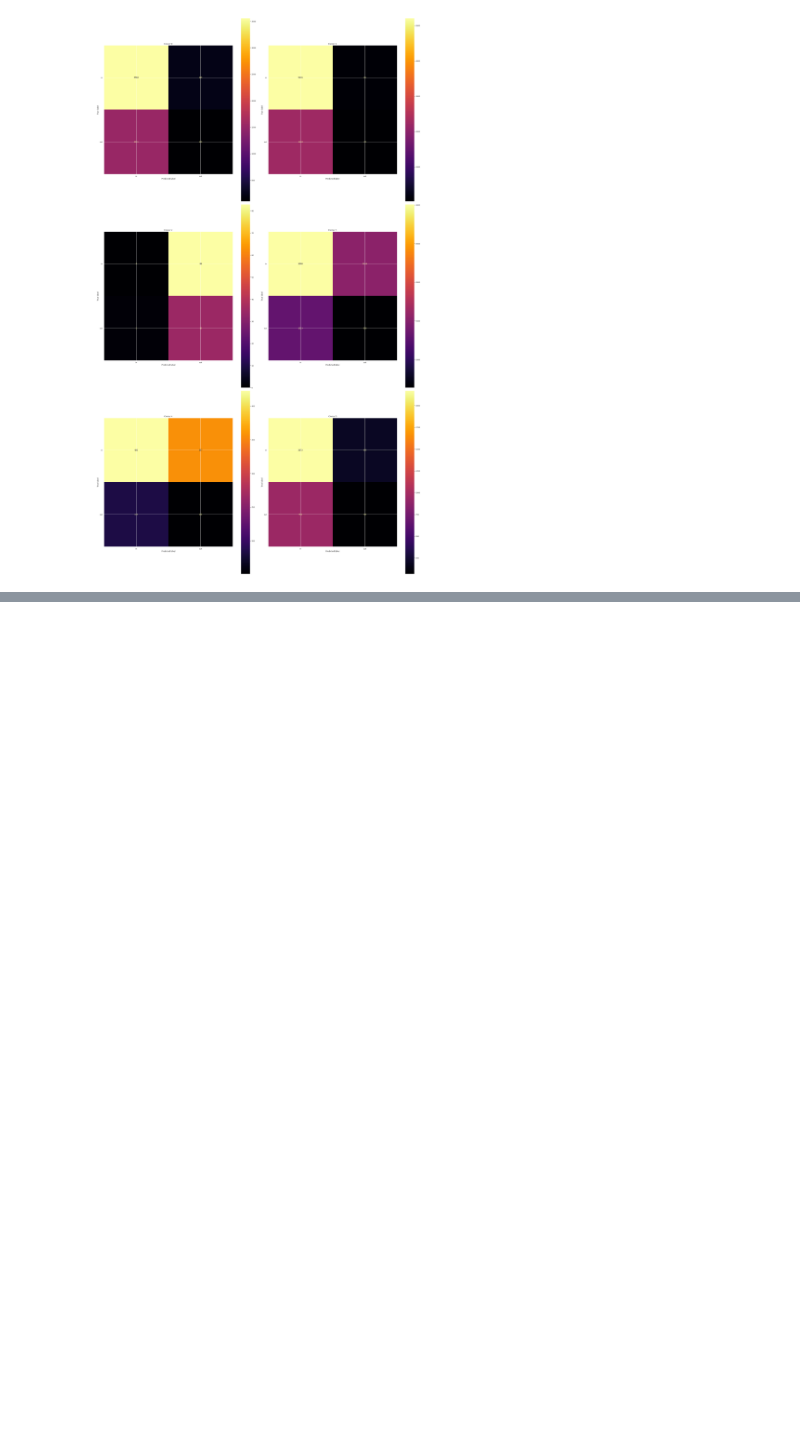
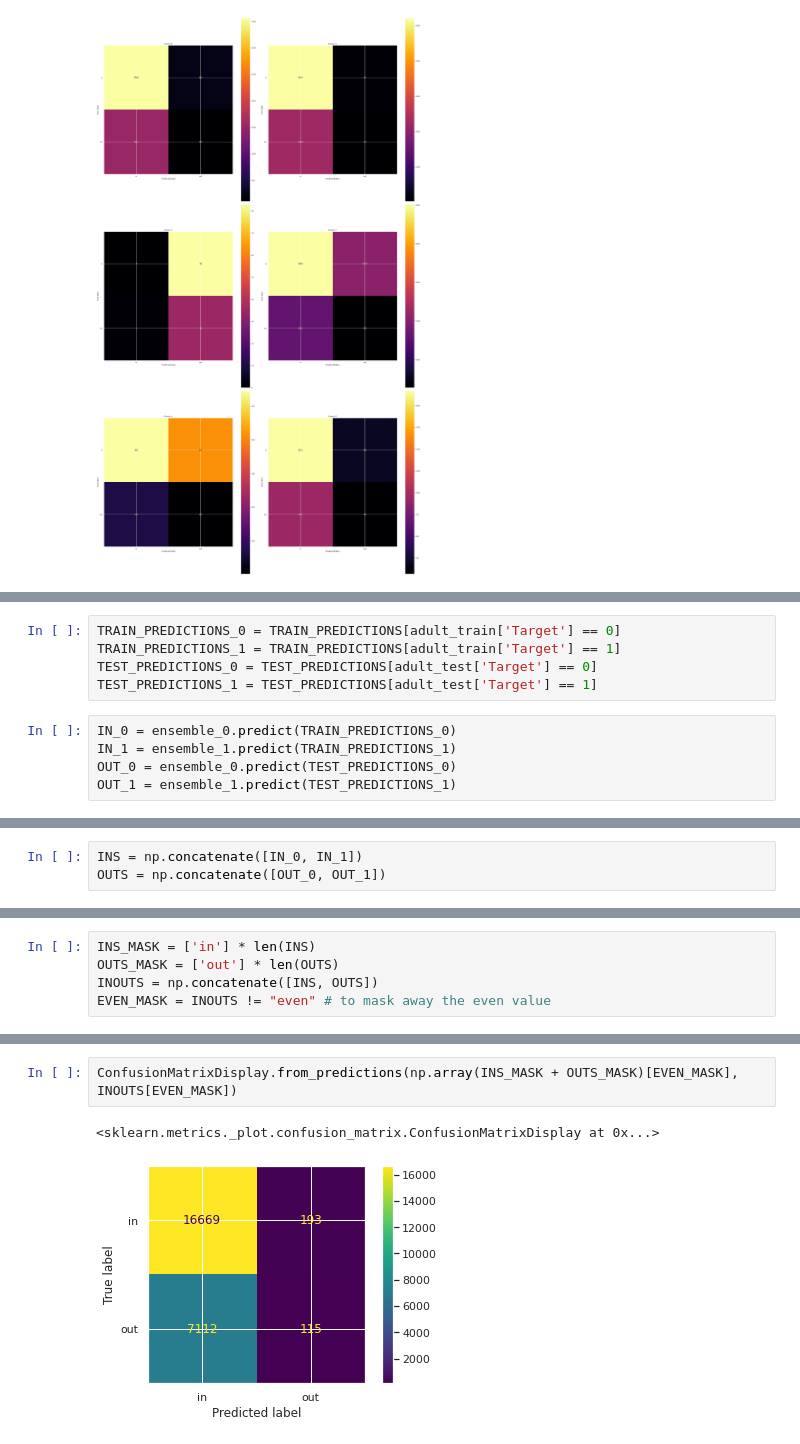
Before and after one commit to gerzin/mlem, a Jupyter notebook: notebooks/datasets/adult/AttackAnalysisNoTargetClustering_NoisyValidationSet.ipynb, the cells around one changed output, grey strips where cells are left out. Cells and saved outputs as stored; diff of their text form; blank space fills up the shorter version.

```diff
--- a/notebooks/datasets/adult/AttackAnalysisNoTargetClustering_NoisyValidationSet.ipynb
+++ b/notebooks/datasets/adult/AttackAnalysisNoTargetClustering_NoisyValidationSet.ipynb
@@ -429,0 +454,10 @@ len(atk0)=7 len(atk1)=7
+# %%
+TRAIN_PREDICTIONS_0 = TRAIN_PREDICTIONS[adult_train['Target'] == 0]
+TRAIN_PREDICTIONS_1 = TRAIN_PREDICTIONS[adult_train['Target'] == 1]
+TEST_PREDICTIONS_0 = TEST_PREDICTIONS[adult_test['Target'] == 0]
+TEST_PREDICTIONS_1 = TEST_PREDICTIONS[adult_test['Target'] == 1]
+# %%
+IN_0 = ensemble_0.predict(TRAIN_PREDICTIONS_0)
+IN_1 = ensemble_1.predict(TRAIN_PREDICTIONS_1)
+OUT_0 = ensemble_0.predict(TEST_PREDICTIONS_0)
+OUT_1 = ensemble_1.predict(TEST_PREDICTIONS_1)
@@ -429,0 +482,3 @@ len(atk0)=7 len(atk1)=7
+# %%
+INS = np.concatenate([IN_0, IN_1])
+OUTS = np.concatenate([OUT_0, OUT_1])
@@ -429,0 +493,5 @@ len(atk0)=7 len(atk1)=7
+# %%
+INS_MASK = ['in'] * len(INS)
+OUTS_MASK = ['out'] * len(OUTS)
+INOUTS = np.concatenate([INS, OUTS])
+EVEN_MASK = INOUTS != "even" # to mask away the even value
@@ -429,0 +509,5 @@ len(atk0)=7 len(atk1)=7
+# %%
+ConfusionMatrixDisplay.from_predictions(np.array(INS_MASK + OUTS_MASK)[EVEN_MASK], INOUTS[EVEN_MASK])
+# %% [output]
+<sklearn.metrics._plot.confusion_matrix.ConfusionMatrixDisplay at 0x...>
+[figure, added]
```
Also changed, not shown: parts of 13 cells of this notebook, 1 other file.
